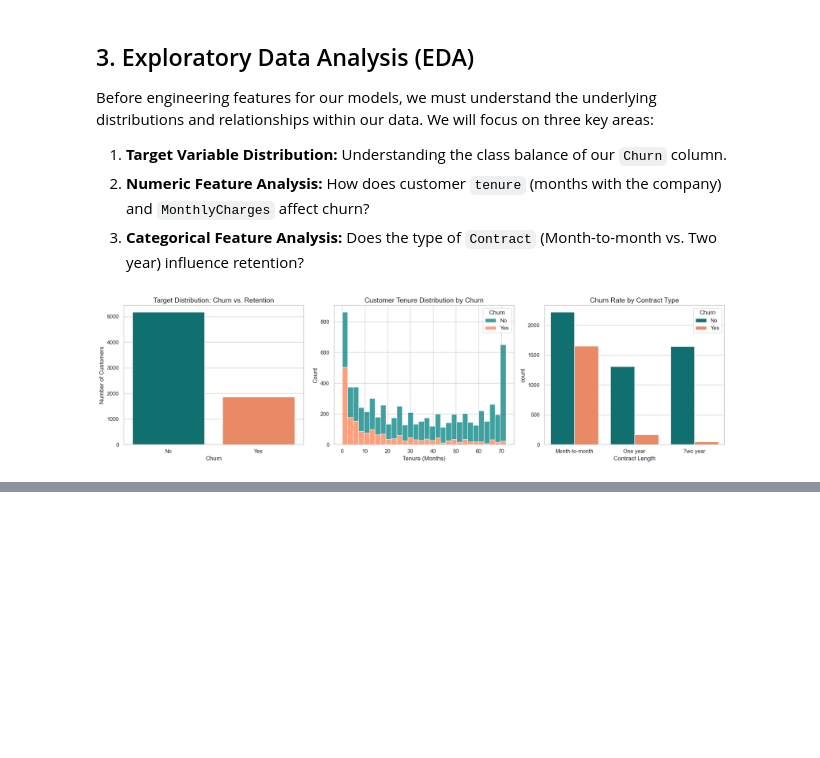
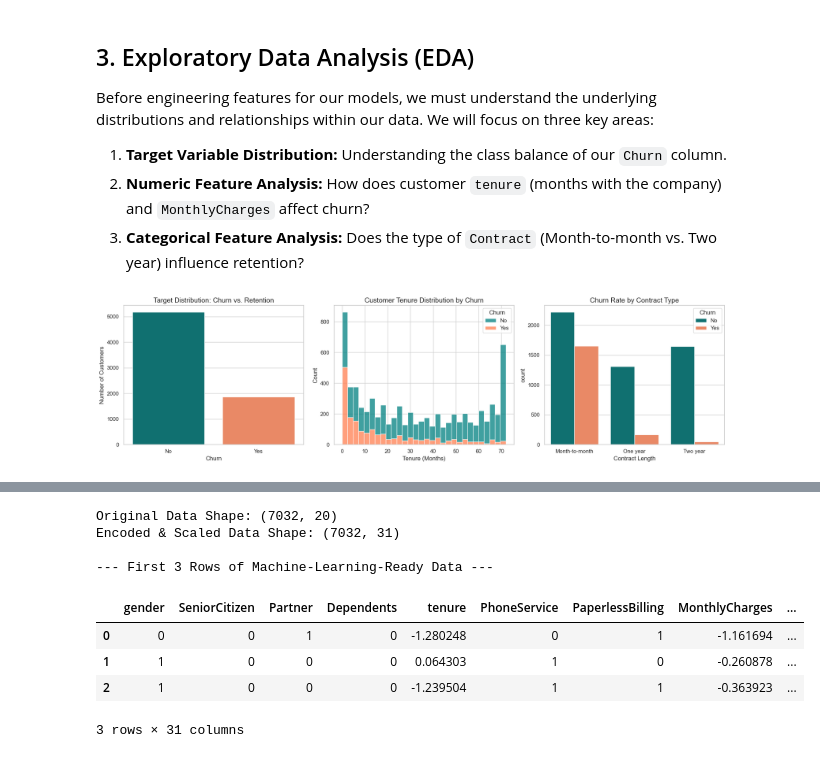
Before and after one commit to RumenMoysev/machine-learning-final-exam, a Jupyter notebook: notebooks/churn_prediction_analysis.ipynb, the cells around one changed output, grey strips where cells are left out. Cells and saved outputs as stored; diff of their text form; code cells hidden in the pictures; blank space fills up the shorter version.

Commit message:
Clean data, engineer features, and scale variables

```diff
--- a/notebooks/churn_prediction_analysis.ipynb
+++ b/notebooks/churn_prediction_analysis.ipynb
@@ -93,0 +104,42 @@ plt.show()
+# %%
+# 1. Fix the 'TotalCharges' column
+# coerce turns blank spaces into NaNs, which we then drop (only ~11 rows lost out of 7000+)
+df['TotalCharges'] = pd.to_numeric(df['TotalCharges'], errors='coerce')
+df.dropna(inplace=True)
+
+# 2. Drop the customerID column
+df.drop(columns=['customerID'], inplace=True)
+
+# 3. Encode Binary Variables (including our target 'Churn')
+binary_cols = ['gender', 'Partner', 'Dependents', 'PhoneService', 'PaperlessBilling', 'Churn']
+for col in binary_cols:
+    if col == 'gender':
+        df[col] = df[col].map({'Male': 1, 'Female': 0})
+    else:
+        df[col] = df[col].map({'Yes': 1, 'No': 0})
+
+# 4. One-Hot Encode the remaining multi-class categorical variables
+df_encoded = pd.get_dummies(df, drop_first=True)
+
+# 5. Scale the Numerical Features
+scaler = StandardScaler()
+num_cols = ['tenure', 'MonthlyCharges', 'TotalCharges']
+
+# We create a copy to keep the scaled data separate just in case we need the original numbers later
+df_scaled = df_encoded.copy()
+df_scaled[num_cols] = scaler.fit_transform(df_scaled[num_cols])
+
+print(f"Original Data Shape: {df.shape}")
+print(f"Encoded & Scaled Data Shape: {df_scaled.shape}")
+print("\n--- First 3 Rows of Machine-Learning-Ready Data ---")
+display(df_scaled.head(3))
+# %% [output]
+Original Data Shape: (7032, 20)
+Encoded & Scaled Data Shape: (7032, 31)
+
+--- First 3 Rows of Machine-Learning-Ready Data ---
+|  | gender | SeniorCitizen | Partner | Dependents | tenure | PhoneService | PaperlessBilling | MonthlyCharges | ... |
+| 0 | 0 | 0 | 1 | 0 | -1.280248 | 0 | 1 | -1.161694 | ... |
+| 1 | 1 | 0 | 0 | 0 | 0.064303 | 1 | 0 | -0.260878 | ... |
+| 2 | 1 | 0 | 0 | 0 | -1.239504 | 1 | 1 | -0.363923 | ... |
+3 rows × 31 columns
```
Also changed, not shown: parts of 2 cells of this notebook.
